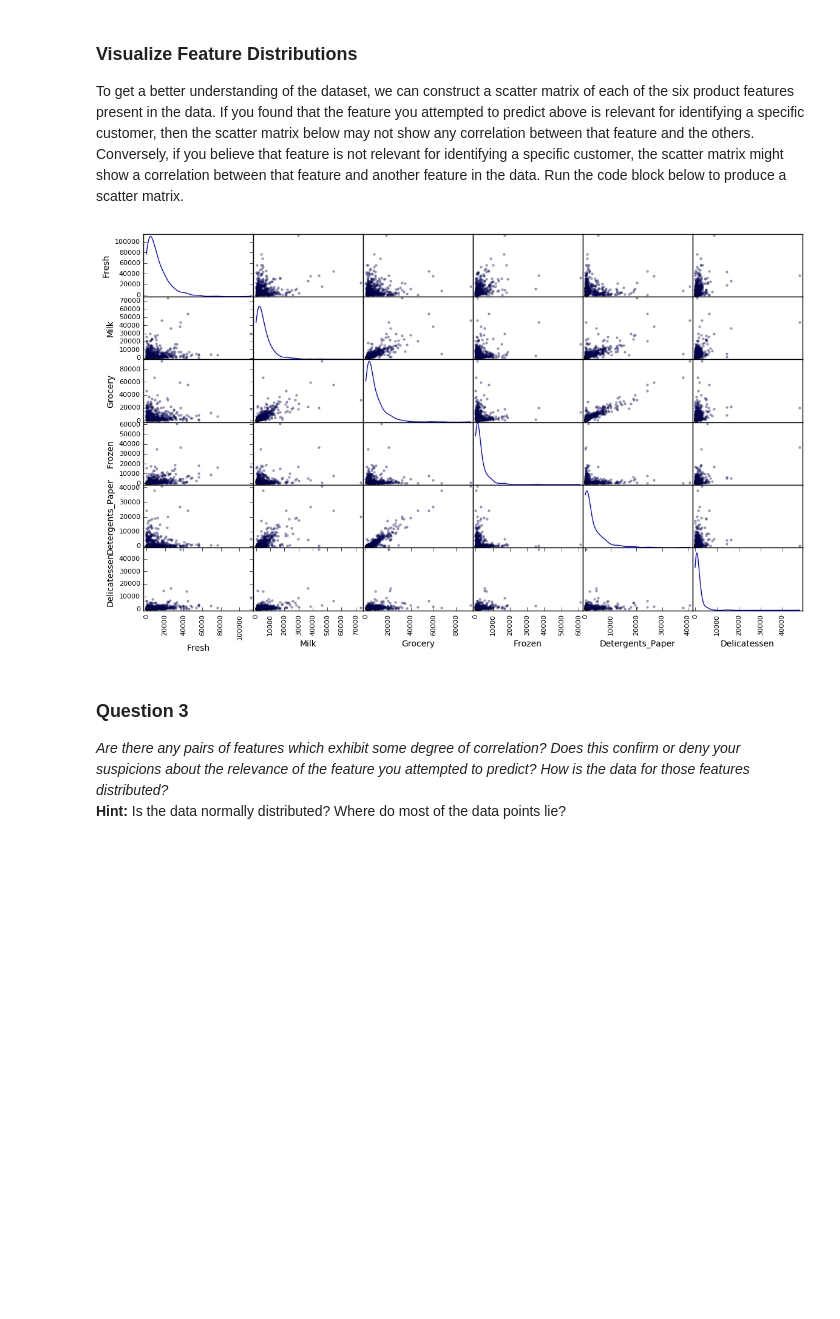
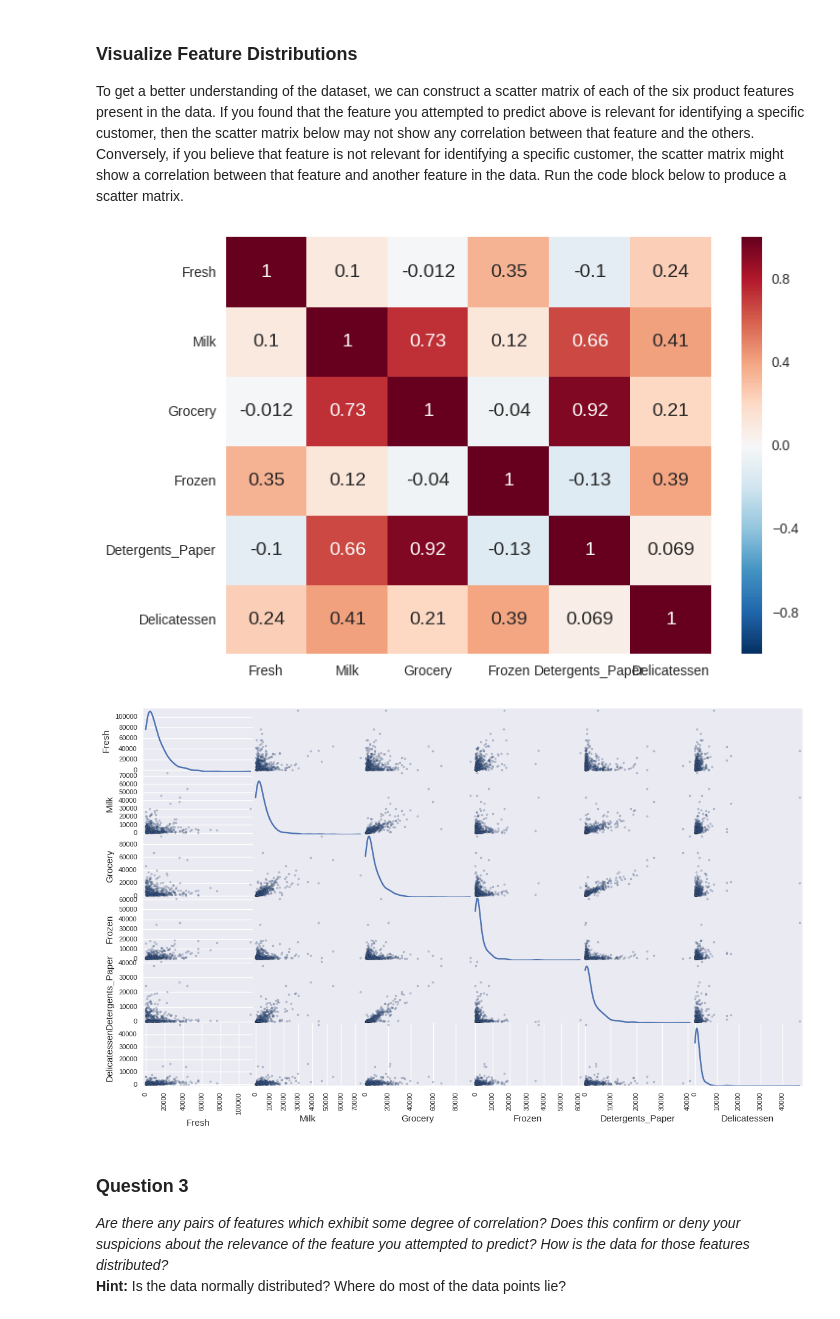
Before and after one commit to senlyu/customer_segments, a Jupyter notebook: customer_segments.ipynb, the cells around one changed output. Drawn from its saved outputs; the diff is of its cells as text; code cells hidden in the pictures; blank space fills up the shorter version.

```diff
--- a/customer_segments.ipynb
+++ b/customer_segments.ipynb
@@ -123,10 +123,13 @@ print score1,score2
 ### Visualize Feature Distributions
 To get a better understanding of the dataset, we can construct a scatter matrix of each of the six product features present in the data. If you found that the feature you attempted to predict above is relevant for identifying a specific customer, then the scatter matrix below may not show any correlation between that feature and the others. Conversely, if you believe that feature is not relevant for identifying a specific customer, the scatter matrix might show a correlation between that feature and another feature in the data. Run the code block below to produce a scatter matrix.
 # %%
+import seaborn as sns
+sns.heatmap(data.corr(), annot=True, annot_kws={'fontsize': 14});
 # Produce a scatter matrix for each pair of features in the data
 pd.scatter_matrix(data, alpha = 0.3, figsize = (14,8), diagonal = 'kde');
 # %% [output]
-[figure, old version]
+[figure, new version]
+[figure, added]
 # %% [markdown]
 ### Question 3
 *Are there any pairs of features which exhibit some degree of correlation? Does this confirm or deny your suspicions about the relevance of the feature you attempted to predict? How is the data for those features distributed?*
```
Also changed, not shown: parts of 18 cells of this notebook, 1 other file.
